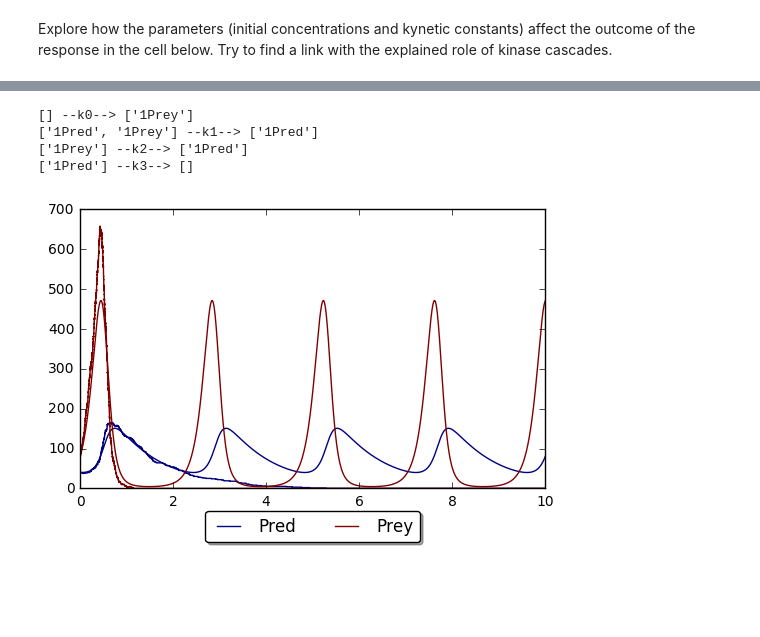
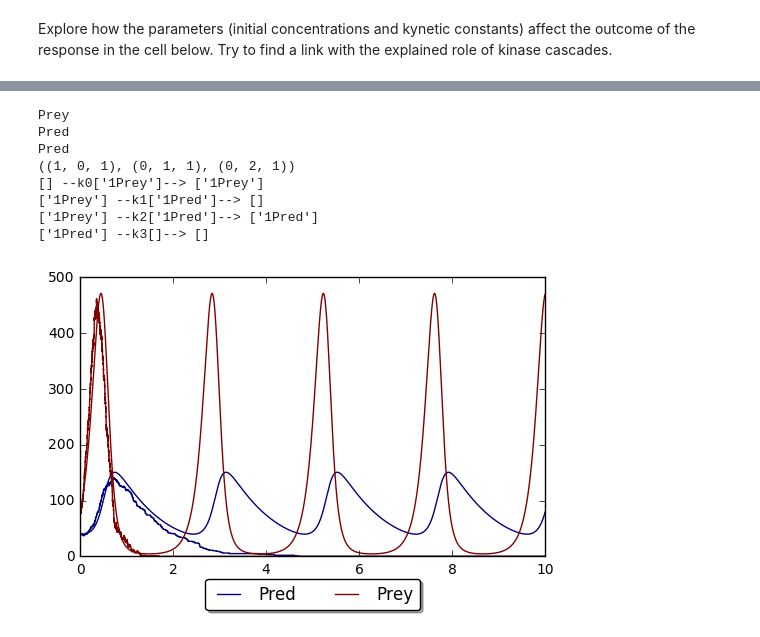
Before and after one commit to manulera/ModellingCourse, a Jupyter notebook: ReAct/ReAct_Notebook.ipynb, the cells around one changed output, grey strips where cells are left out. Drawn from its saved outputs; the diff is of its cells as text; code cells hidden in the pictures; blank space fills up the shorter version.

Commit message:
Predator prey working, maybe soon we will have periodic gene expression as well

```diff
--- a/ReAct/ReAct_Notebook.ipynb
+++ b/ReAct/ReAct_Notebook.ipynb
@@ -197,12 +208,16 @@ Where, x is the number of preys , and y is the number of predators. Before looki
 
 What does each reaction represent
 # %%
-%run Example_PredatorPray.py
-PrintPythonFile('Example_PredatorPray.py')
+%run 'Examples/Example_PredatorPray.py'
+PrintPythonFile('Examples/Example_PredatorPray.py')
 # %% [output]
-[] --k0--> ['1Prey']
-['1Pred', '1Prey'] --k1--> ['1Pred']
-['1Prey'] --k2--> ['1Pred']
-['1Pred'] --k3--> []
+Prey
+Pred
+Pred
+((1, 0, 1), (0, 1, 1), (0, 2, 1))
+[] --k0['1Prey']--> ['1Prey']
+['1Prey'] --k1['1Pred']--> []
+['1Prey'] --k2['1Pred']--> ['1Pred']
+['1Pred'] --k3[]--> []
-[figure, old version]
+[figure, new version]
 [interactive output not drawn]
```
Also changed, not shown: parts of 7 cells of this notebook, 53 other files.
